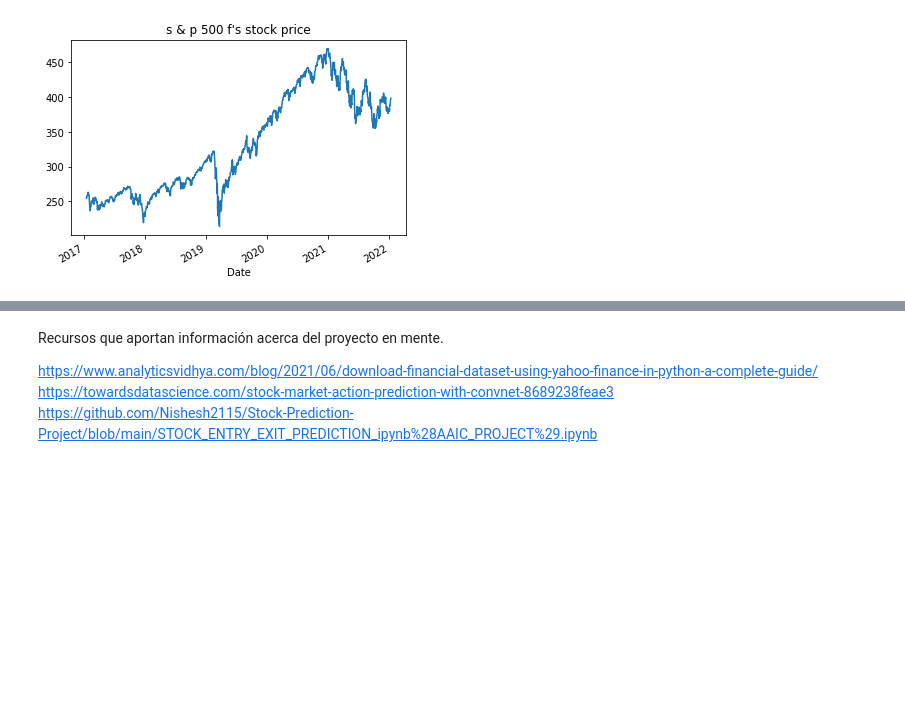
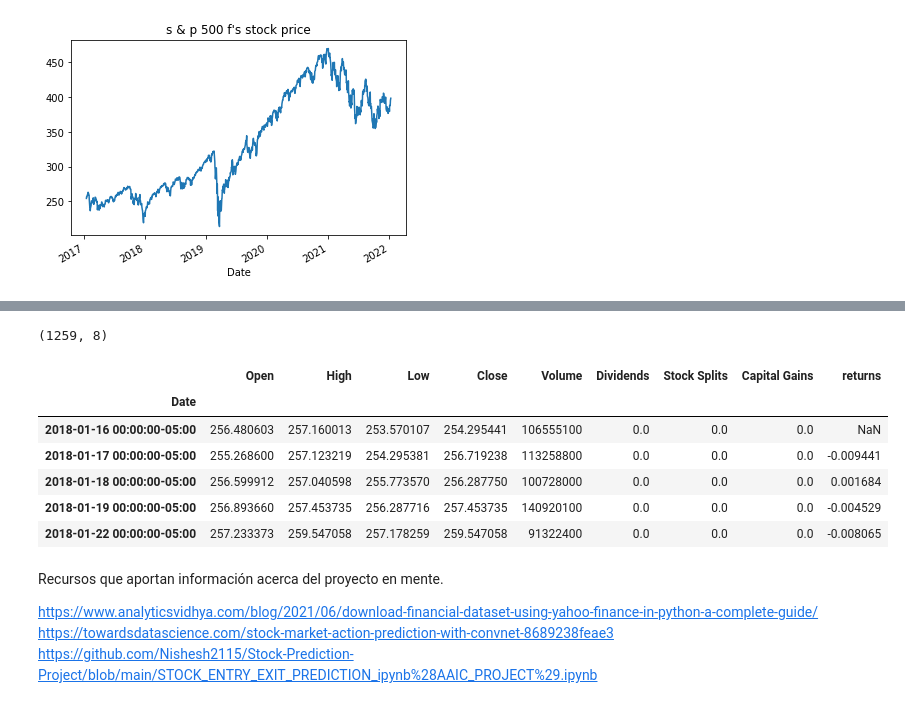
Before and after one commit to MaLuisa7/Machine_Learning_Lessons, a Jupyter notebook: Tarea_1_.ipynb, the cells around one changed output, grey strips where cells are left out. Cells and saved outputs as stored; diff of their text form; code cells hidden in the pictures; blank space fills up the shorter version.

```diff
--- a/Tarea_1_.ipynb
+++ b/Tarea_1_.ipynb
@@ -63,3 +110,19 @@ sp500_df['Close'].plot(title="s & p 500 f's stock price")
+# %%
+sp500_df.shape
+# %% [output]
+(1259, 8)
+# %%
+#for 1 day lookback
+sp500_df['returns'] = sp500_df.Close.shift(1) / sp500_df.Close - 1
+sp500_df.head()
+# %% [output]
+|  | Open | High | Low | Close | Volume | Dividends | Stock Splits | Capital Gains | returns |
+| Date |  |  |  |  |  |  |  |  |  |
+| 2018-01-16 00:00:00-05:00 | 256.480603 | 257.160013 | 253.570107 | 254.295441 | 106555100 | 0.0 | 0.0 | 0.0 | NaN |
+| 2018-01-17 00:00:00-05:00 | 255.268600 | 257.123219 | 254.295381 | 256.719238 | 113258800 | 0.0 | 0.0 | 0.0 | -0.009441 |
+| 2018-01-18 00:00:00-05:00 | 256.599912 | 257.040598 | 255.773570 | 256.287750 | 100728000 | 0.0 | 0.0 | 0.0 | 0.001684 |
+| 2018-01-19 00:00:00-05:00 | 256.893660 | 257.453735 | 256.287716 | 257.453735 | 140920100 | 0.0 | 0.0 | 0.0 | -0.004529 |
+| 2018-01-22 00:00:00-05:00 | 257.233373 | 259.547058 | 257.178259 | 259.547058 | 91322400 | 0.0 | 0.0 | 0.0 | -0.008065 |
 # %% [markdown]
 Recursos que aportan información acerca del proyecto en mente.
 
```
Also changed, not shown: parts of 7 cells of this notebook.
